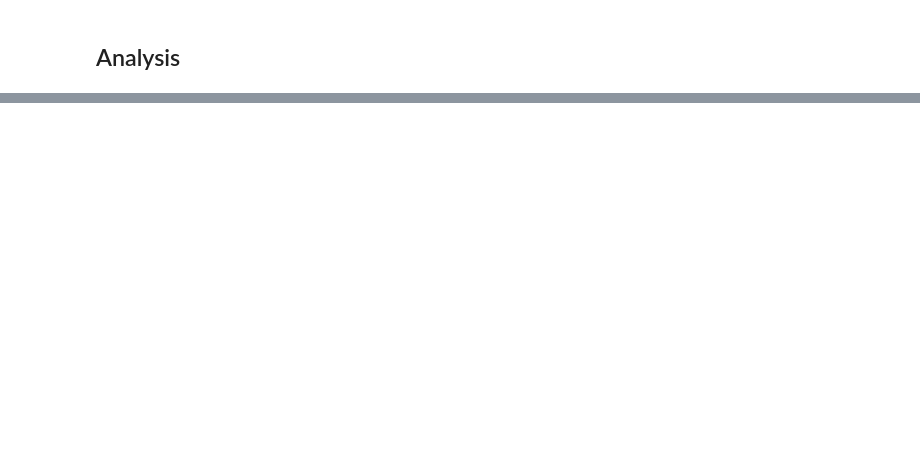
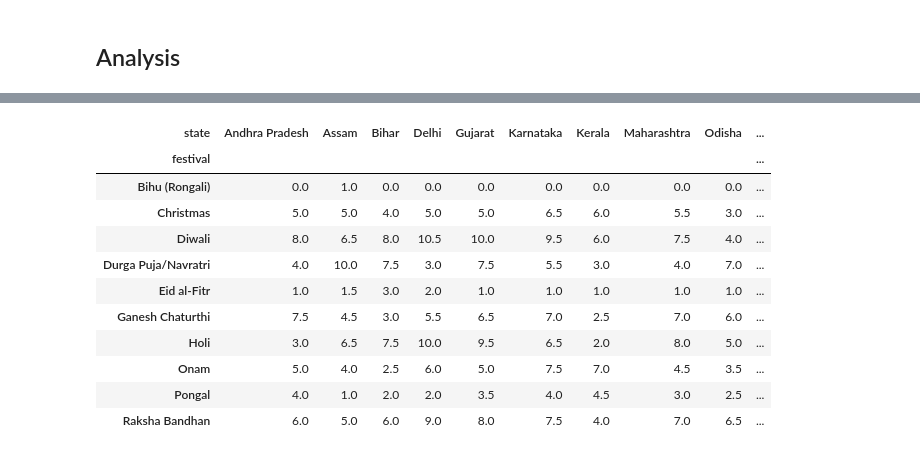
Before and after one commit to IamRaNo/festival_restocking_problem, a Jupyter notebook: jupyter_notebook/01_demand_rising.ipynb, the cells around one changed output, grey strips where cells are left out. Cells and saved outputs as stored; diff of their text form; code cells hidden in the pictures; blank space fills up the shorter version.

```diff
--- a/jupyter_notebook/01_demand_rising.ipynb
+++ b/jupyter_notebook/01_demand_rising.ipynb
@@ -191,0 +195,13 @@ data[(data['festival']=='Bihu (Rongali)') & (data['state']=='Odisha') & (data['w
+# %%
+def find_start(g):
+    g = g.sort_values('wk_before')
+    lead = None
+    for wk, high in zip(g['wk_before'], g['is_high']):
+        if not high:
+            break
+        lead = wk
+    return lead
+
+result = (data.groupby(['festival', 'state', 'festival_date'])
+              .apply(find_start)
+              .reset_index(name='lead_weeks'))
@@ -191,0 +224,15 @@ data[(data['festival']=='Bihu (Rongali)') & (data['state']=='Odisha') & (data['w
+# %%
+result.pivot_table(index='festival', columns='state', values='lead_weeks', aggfunc='median')
+# %% [output]
+| state | Andhra Pradesh | Assam | Bihar | Delhi | Gujarat | Karnataka | Kerala | Maharashtra | Odisha | ... |
+| festival |  |  |  |  |  |  |  |  |  | ... |
+| Bihu (Rongali) | 0.0 | 1.0 | 0.0 | 0.0 | 0.0 | 0.0 | 0.0 | 0.0 | 0.0 | ... |
+| Christmas | 5.0 | 5.0 | 4.0 | 5.0 | 5.0 | 6.5 | 6.0 | 5.5 | 3.0 | ... |
+| Diwali | 8.0 | 6.5 | 8.0 | 10.5 | 10.0 | 9.5 | 6.0 | 7.5 | 4.0 | ... |
+| Durga Puja/Navratri | 4.0 | 10.0 | 7.5 | 3.0 | 7.5 | 5.5 | 3.0 | 4.0 | 7.0 | ... |
+| Eid al-Fitr | 1.0 | 1.5 | 3.0 | 2.0 | 1.0 | 1.0 | 1.0 | 1.0 | 1.0 | ... |
+| Ganesh Chaturthi | 7.5 | 4.5 | 3.0 | 5.5 | 6.5 | 7.0 | 2.5 | 7.0 | 6.0 | ... |
+| Holi | 3.0 | 6.5 | 7.5 | 10.0 | 9.5 | 6.5 | 2.0 | 8.0 | 5.0 | ... |
+| Onam | 5.0 | 4.0 | 2.5 | 6.0 | 5.0 | 7.5 | 7.0 | 4.5 | 3.5 | ... |
+| Pongal | 4.0 | 1.0 | 2.0 | 2.0 | 3.5 | 4.0 | 4.5 | 3.0 | 2.5 | ... |
+| Raksha Bandhan | 6.0 | 5.0 | 6.0 | 9.0 | 8.0 | 7.5 | 4.0 | 7.0 | 6.5 | ... |
```
Also changed, not shown: parts of 6 cells of this notebook.
